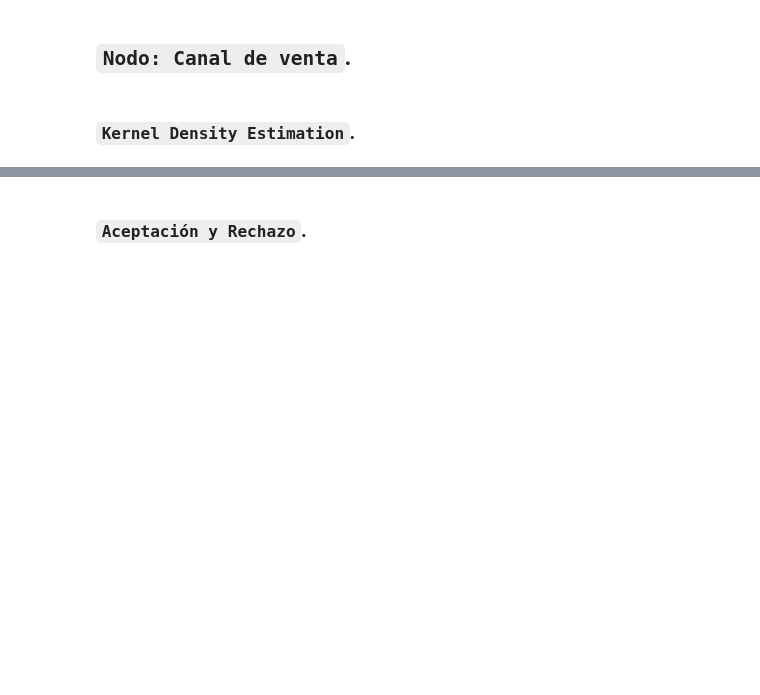
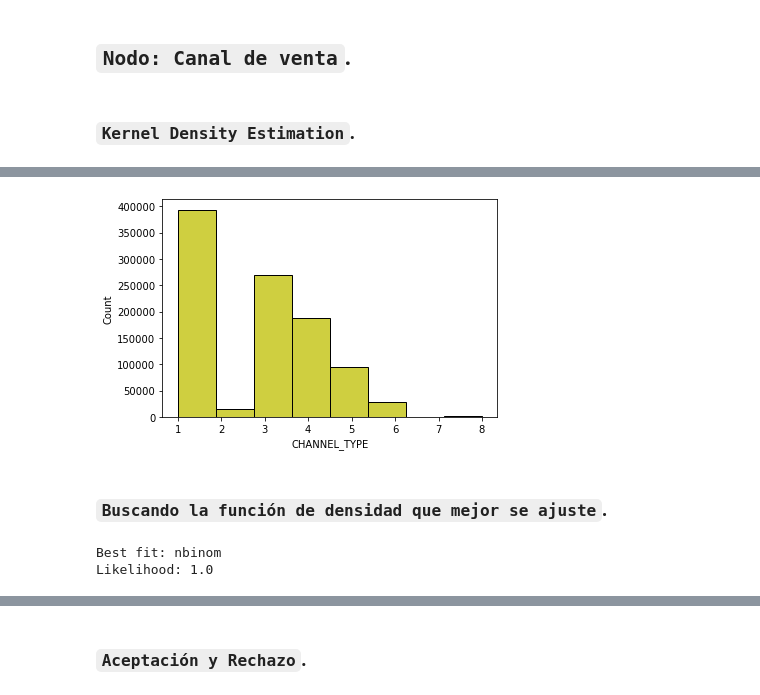
Before and after one commit to JuanPablo2019/Proyecto_modulo1, a Jupyter notebook: ProyectoModulo1_MaganaJ_PinedaB.ipynb, the cells around one changed output, grey strips where cells are left out. Drawn from its saved outputs; the diff is of its cells as text; code cells hidden in the pictures; blank space fills up the shorter version.

```diff
--- a/ProyectoModulo1_MaganaJ_PinedaB.ipynb
+++ b/ProyectoModulo1_MaganaJ_PinedaB.ipynb
@@ -255,0 +321,6 @@ Ahora ya con un exploratorio de datos más completo, comenzamos con la simulaci
+# %%
+sns.histplot(data['CHANNEL_TYPE'], color='y', bins=8);
+# %% [output]
+[figure, added]
+# %% [markdown]
+### `Buscando la función de densidad que mejor se ajuste`.
@@ -255,0 +334,29 @@ Ahora ya con un exploratorio de datos más completo, comenzamos con la simulaci
+# %%
+# binom params
+p = mean / var
+r = p * mean / (1-p)
+
+
+#Calculate likelihood:
+
+likelihoods['nbinom'] = x.map(lambda val: nbinom.pmf(val, r, p)).prod()
+#Same for Poisson, there is only one parameter:
+
+
+# mean = variance = lambda. Nothing to solve here
+lambda_ = mean
+likelihoods['poisson'] = x.map(lambda val: poisson.pmf(val, lambda_)).prod()
+#Same for Geometric distribution:
+
+# mean = 1 / p  # this form fits the scipy definition
+p = 1 / mean
+
+likelihoods['geometric'] = x.map(lambda val: geom.pmf(val, p)).prod()
+#Finally, let's get the best fit:
+
+best_fit = max(likelihoods, key=lambda x: likelihoods[x])
+print("Best fit:", best_fit)
+print("Likelihood:", likelihoods[best_fit])
+# %% [output]
+Best fit: nbinom
+Likelihood: 1.0
```
Also changed, not shown: parts of 32 cells of this notebook.
